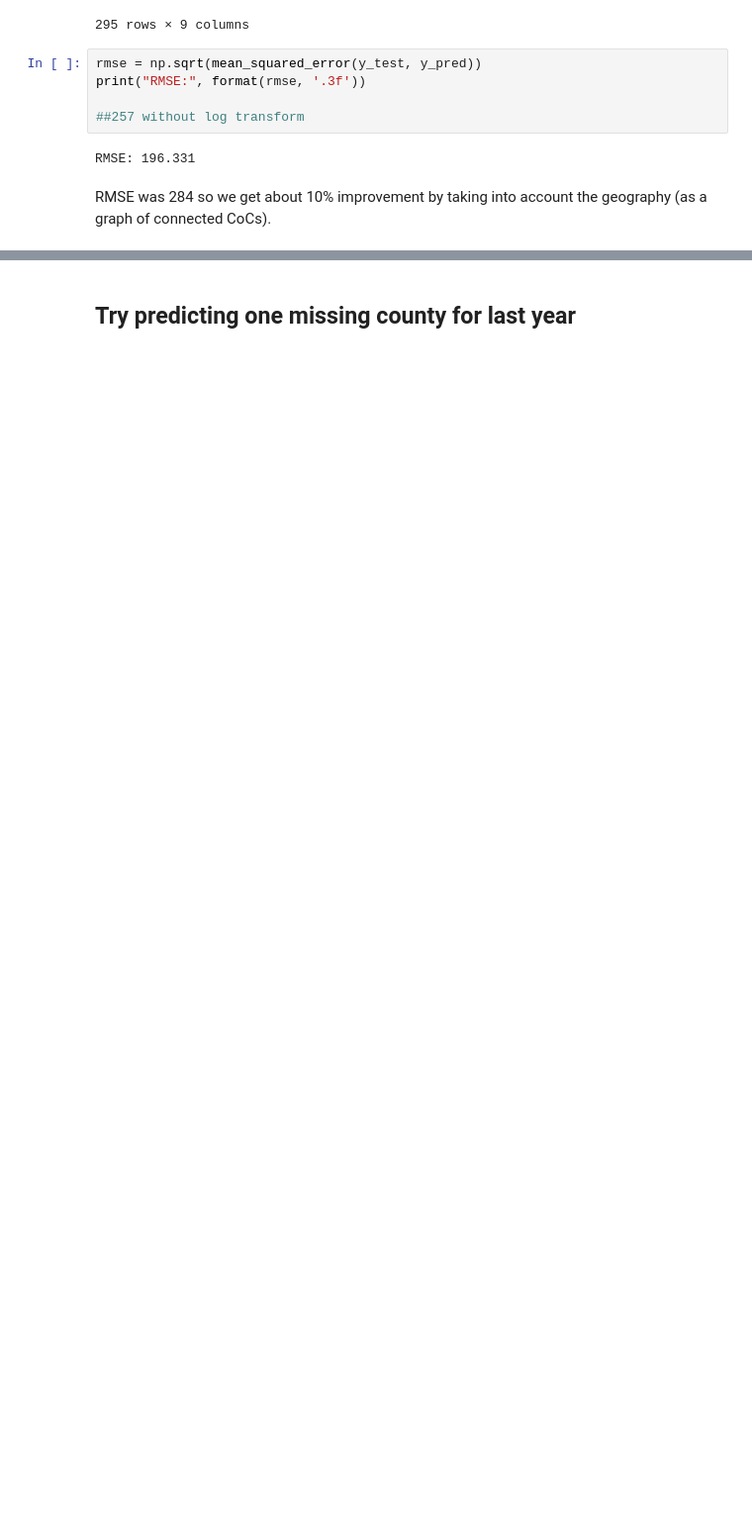
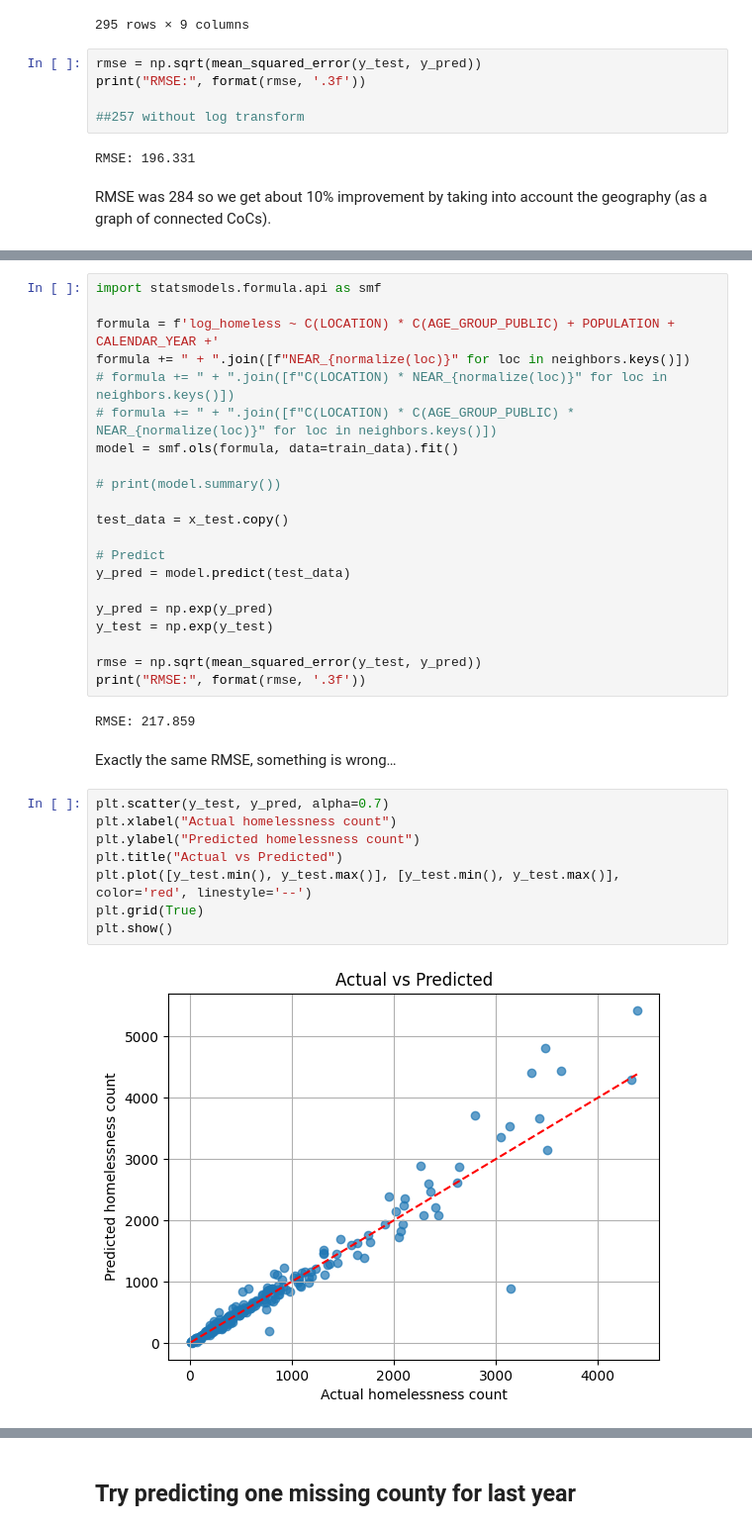
Before and after one commit to igoumiri/homelessness, a Jupyter notebook: plots.ipynb, the cells around one changed output, grey strips where cells are left out. Shown at 99% size. Drawn from its saved outputs; the diff is of its cells as text; blank space fills up the shorter version.

```diff
--- a/plots.ipynb
+++ b/plots.ipynb
@@ -909,0 +933,35 @@ RMSE was 284 so we get about 10% improvement by taking into account the geograph
+# %%
+import statsmodels.formula.api as smf
+
+formula = f'log_homeless ~ C(LOCATION) * C(AGE_GROUP_PUBLIC) + POPULATION + CALENDAR_YEAR +'
+formula += " + ".join([f"NEAR_{normalize(loc)}" for loc in neighbors.keys()])
+# formula += " + ".join([f"C(LOCATION) * NEAR_{normalize(loc)}" for loc in neighbors.keys()])
+# formula += " + ".join([f"C(LOCATION) * C(AGE_GROUP_PUBLIC) * NEAR_{normalize(loc)}" for loc in neighbors.keys()])
+model = smf.ols(formula, data=train_data).fit()
+
+# print(model.summary())
+
+test_data = x_test.copy()
+
+# Predict
+y_pred = model.predict(test_data)
+
+y_pred = np.exp(y_pred)
+y_test = np.exp(y_test)
+
+rmse = np.sqrt(mean_squared_error(y_test, y_pred))
+print("RMSE:", format(rmse, '.3f'))
+# %% [output]
+RMSE: 217.859
+# %% [markdown]
+Exactly the same RMSE, something is wrong…
+# %%
+plt.scatter(y_test, y_pred, alpha=0.7)
+plt.xlabel("Actual homelessness count")
+plt.ylabel("Predicted homelessness count")
+plt.title("Actual vs Predicted")
+plt.plot([y_test.min(), y_test.max()], [y_test.min(), y_test.max()], color='red', linestyle='--')
+plt.grid(True)
+plt.show()
+# %% [output]
+[figure, added]
```
Also changed, not shown: parts of 15 cells of this notebook.
